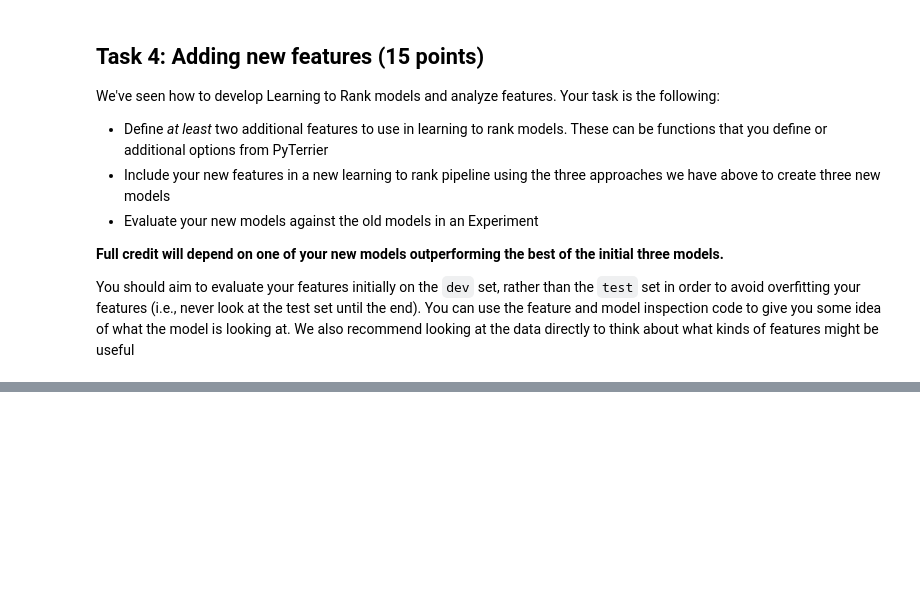
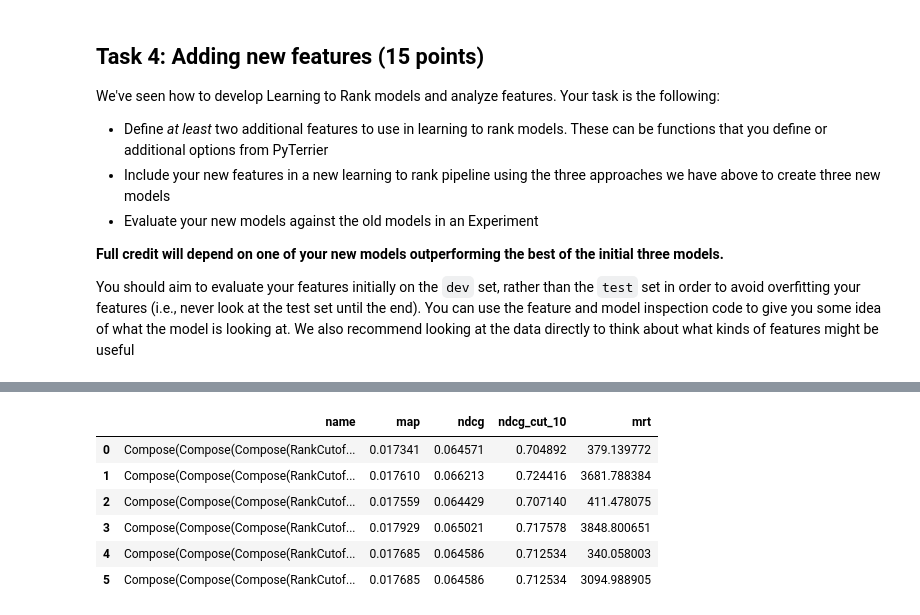
Before and after one commit to andy-techen/information-retrieval-nlp, a Jupyter notebook: pyterrier_deep_learning/Homework 3 Part 2 - Learning to Rank.ipynb, the cells around one changed output, grey strips where cells are left out. Cells and saved outputs as stored; diff of their text form; code cells hidden in the pictures; blank space fills up the shorter version.

```diff
--- a/pyterrier_deep_learning/Homework 3 Part 2 - Learning to Rank.ipynb
+++ b/pyterrier_deep_learning/Homework 3 Part 2 - Learning to Rank.ipynb
@@ -330,0 +492,11 @@ You should aim to evaluate your features initially on the `dev` set, rather than
+# %%
+train_request_new = fastrank.TrainRequest.coordinate_ascent()
+
+params_new = train_request_new.params
+params_new.init_random = True
+params_new.normalize = True
+params_new.seed = 1234567
+
+ca_pipe_new = ltr_feats2 >> pt.ltr.apply_learned_model(train_request_new, form='fastrank')
+
+%time ca_pipe_new.fit(train_topics, cord19.get_qrels())
@@ -330,0 +507,5 @@ You should aim to evaluate your features initially on the `dev` set, rather than
+# %%
+rf_new = RandomForestRegressor(n_estimators=400, verbose=1, random_state=SEED, n_jobs=2)
+rf_pipe_new = ltr_feats2 >> pt.ltr.apply_learned_model(rf_new)
+
+%time rf_pipe_new.fit(train_topics, cord19.get_qrels())
@@ -330,0 +520,22 @@ You should aim to evaluate your features initially on the `dev` set, rather than
+# %%
+lmart_l_new = lgb.LGBMRanker(
+    task="train",
+    silent=False,
+    min_data_in_leaf=1,
+    min_sum_hessian_in_leaf=1,
+    max_bin=255,
+    num_leaves=31,
+    objective="lambdarank",
+    metric="ndcg",
+    ndcg_eval_at=[10],
+    ndcg_at=[10],
+    eval_at=[10],
+    learning_rate= .1,
+    importance_type="gain",
+    num_iterations=100,
+    early_stopping_rounds=5
+)
+
+lmart_x_pipe_new = ltr_feats2 >> pt.ltr.apply_learned_model(lmart_l_new, form="ltr", fit_kwargs={'eval_at':[10]})
+
+%time lmart_x_pipe_new.fit(train_topics, cord19.get_qrels(), valid_topics, cord19.get_qrels())
@@ -330,0 +562,7 @@ You should aim to evaluate your features initially on the `dev` set, rather than
+# %%
+pt.Experiment(
+    [ca_pipe, ca_pipe_new, rf_pipe, rf_pipe_new, lmart_x_pipe, lmart_x_pipe_new],
+    valid_topics,
+    qrels,
+    eval_metrics=["map", "ndcg", "ndcg_cut_10", "mrt"])
+# %% [output]
@@ -330,0 +583,7 @@ You should aim to evaluate your features initially on the `dev` set, rather than
+|  | name | map | ndcg | ndcg_cut_10 | mrt |
+| 0 | Compose(Compose(Compose(RankCutof... | 0.017341 | 0.064571 | 0.704892 | 379.139772 |
+| 1 | Compose(Compose(Compose(RankCutof... | 0.017610 | 0.066213 | 0.724416 | 3681.788384 |
+| 2 | Compose(Compose(Compose(RankCutof... | 0.017559 | 0.064429 | 0.707140 | 411.478075 |
+| 3 | Compose(Compose(Compose(RankCutof... | 0.017929 | 0.065021 | 0.717578 | 3848.800651 |
+| 4 | Compose(Compose(Compose(RankCutof... | 0.017685 | 0.064586 | 0.712534 | 340.058003 |
+| 5 | Compose(Compose(Compose(RankCutof... | 0.017685 | 0.064586 | 0.712534 | 3094.988905 |
```
Also changed, not shown: parts of 30 cells of this notebook, 1 other file.
